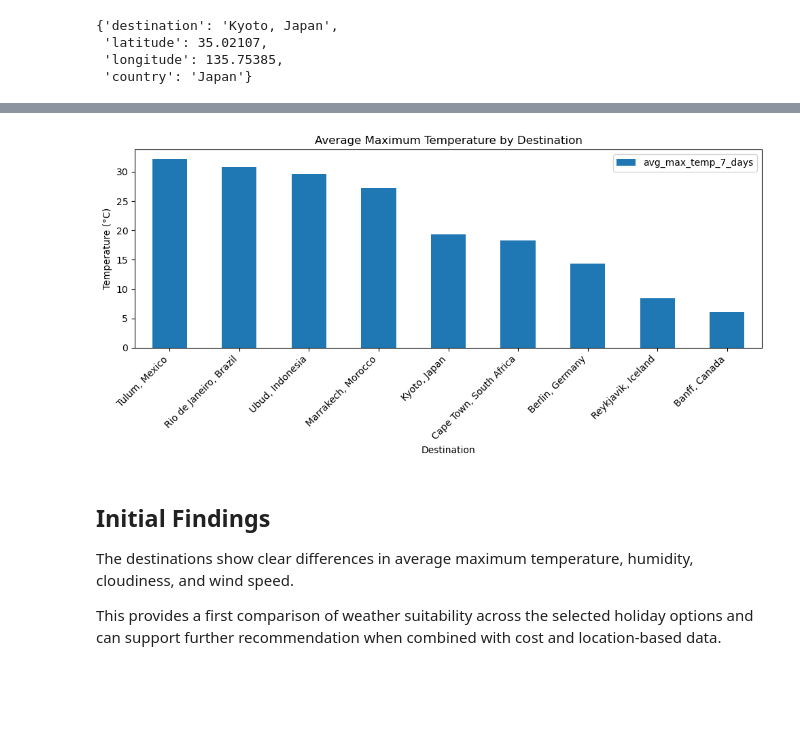
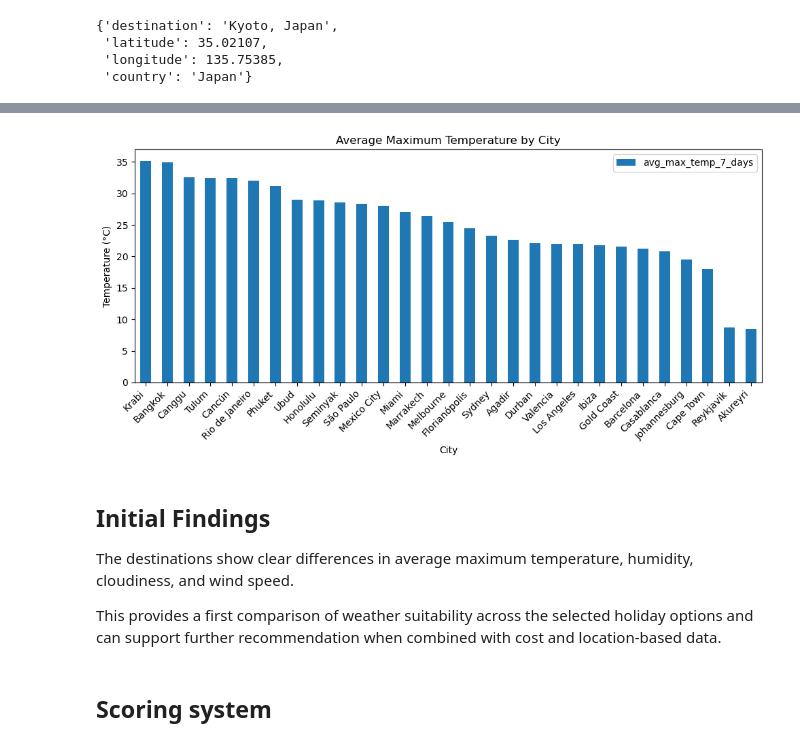
Before and after one commit to sunilramjali/holiday_planner, a Jupyter notebook: weather_analysis.ipynb, the cells around one changed output, grey strips where cells are left out. Cells and saved outputs as stored; diff of their text form; code cells hidden in the pictures; blank space fills up the shorter version.

Commit message:
Added weather scoring system and integrated CSV-based location input

```diff
--- a/weather_analysis.ipynb
+++ b/weather_analysis.ipynb
@@ -19,17 +19,6 @@ import matplotlib.pyplot as plt
 # %% [markdown]
 ## Destinations
 # %%
-destinations = [
-    "Berlin, Germany",
-    "Tulum, Mexico",
-    "Kyoto, Japan",
-    "Marrakech, Morocco",
-    "Queenstown, New Zealand",
-    "Rio de Janeiro, Brazil",
-    "Reykjavik, Iceland",
-    "Cape Town, South Africa",
-    "Ubud, Indonesia",
-    "Banff, Canada"]
-
-destinations
+locations_df = pd.read_csv("location.csv")
+locations_df.head(30)
 # %% [output]
@@ -83,7 +79,8 @@ def get_weather(lat, lon):
         "current": "relative_humidity_2m,cloud_cover,wind_speed_10m",
         "daily": "temperature_2m_max,wind_speed_10m_max",
         "timezone": "auto",
-        "forecast_days": 7}
+        "forecast_days": 7
+    }
 
     response = requests.get(url, params=params)
     data = response.json()
@@ -108,0 +106,3 @@ get_weather(test_location["latitude"], test_location["longitude"])
+# %%
+locations_df.columns = locations_df.columns.str.strip()
+print(locations_df.columns)
@@ -109,13 +111,17 @@ get_weather(test_location["latitude"], test_location["longitude"])
 # %%
 results = []
 
-for destination in destinations:
-    location_data = get_location(destination)
+for _, row in locations_df.iterrows():
+    place_name = f"{row['City']}, {row['Country']}"
+    location_data = get_location(place_name)
 
     if location_data is not None:
         weather_data = get_weather(location_data["latitude"], location_data["longitude"])
-        combined_data = {**location_data, **weather_data}
+
+        combined_data = {
+            "city": row["City"],
+            "country_csv": row["Country"],
+            **location_data,
+            **weather_data}
+
         results.append(combined_data)
-
-df_weather = pd.DataFrame(results)
-df_weather
@@ -160,21 +174,26 @@ df_weather.sort_values(by="avg_max_temp_7_days", ascending=False)
 # %%
 df_weather.sort_values("avg_max_temp_7_days", ascending=False).plot(
-    x="destination",
+    x="city",
     y="avg_max_temp_7_days",
     kind="bar",
     figsize=(10, 5))
 
-plt.title("Average Maximum Temperature by Destination")
-plt.xlabel("Destination")
+plt.title("Average Maximum Temperature by City")
+plt.xlabel("City")
 plt.ylabel("Temperature (°C)")
 plt.xticks(rotation=45, ha="right")
 plt.tight_layout()
 plt.show()
 # %% [output]
-[figure, old version]
+[figure, new version]
 # %% [markdown]
 ## Initial Findings
 
-The destinations show clear differences in average maximum temperature, humidity, cloudiness, and wind speed.
+The destinations show clear differences in average maximum temperature,
+humidity, cloudiness, and wind speed.
 
-This provides a first comparison of weather suitability across the selected holiday options and can support further recommendation when combined with cost and location-based data.
+This provides a first comparison of weather suitability across the selected
+holiday options and can support further recommendation when combined with
+cost and location-based data.
+# %% [markdown]
+## Scoring system
```
Also changed, not shown: parts of 17 cells of this notebook, 1 other file.
